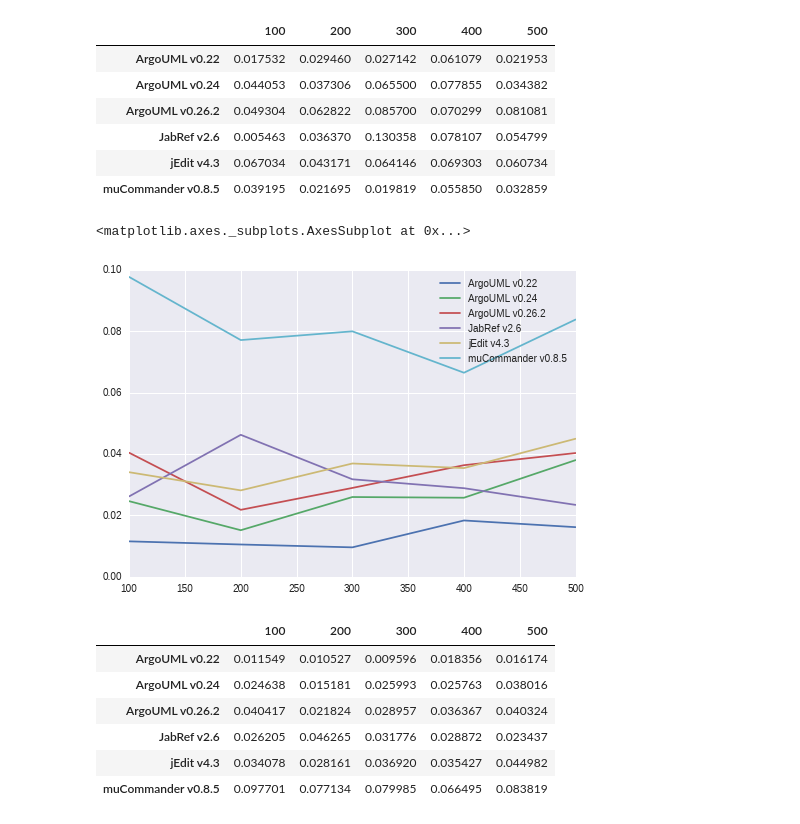
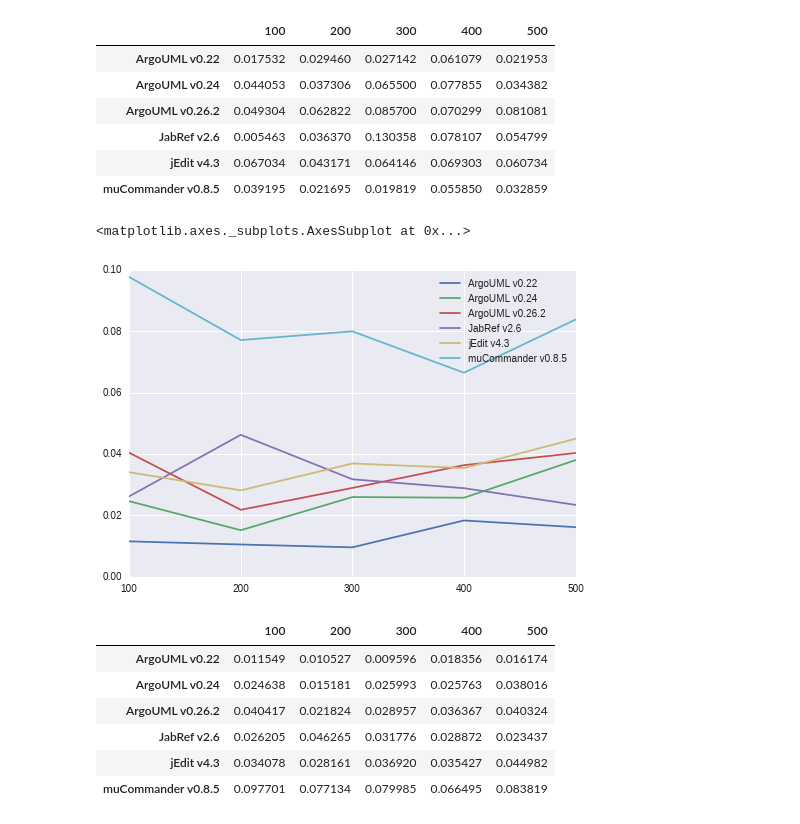
Before and after one commit to cscorley/doc2vec-feature-location, a Jupyter notebook: mrr_graphs.ipynb, the cells around one changed output. Saved outputs shown, nothing was run; the diff lists cells and outputs as text; code cells hidden in the pictures.

```diff
--- a/mrr_graphs.ipynb
+++ b/mrr_graphs.ipynb
@@ -10,7 +10,7 @@ import os
 # %%
 def read_dataframe(kind):
     data = dict()
-    for num_topics in [100, 200, 300, 400, 500]:
+    for num_topics in range(25, 525, 25):
         projects = src.main.load_projects({"level": "method", "num_topics": num_topics})
         subdata = dict()
         for project in projects:
@@ -42,10 +42,10 @@ lda
 | jEdit v4.3 | 0.067034 | 0.043171 | 0.064146 | 0.069303 | 0.060734 |
 | muCommander v0.8.5 | 0.039195 | 0.021695 | 0.019819 | 0.055850 | 0.032859 |
 # %%
-vec.T.plot()
+vec.T.plot(xticks=[100,200,300,400,500])
 # %% [output]
 <matplotlib.axes._subplots.AxesSubplot at 0x...>
-[figure, old version]
+[figure, new version]
 # %%
 vec
 # %% [output]
```
Also changed, not shown: parts of 2 cells of this notebook.
